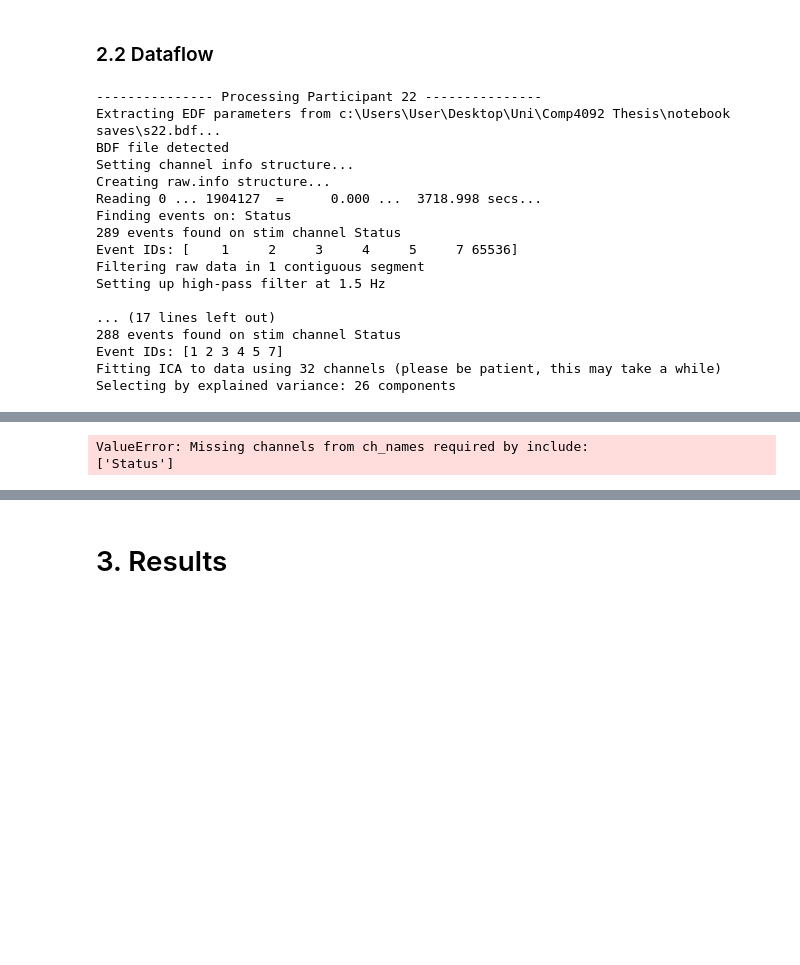
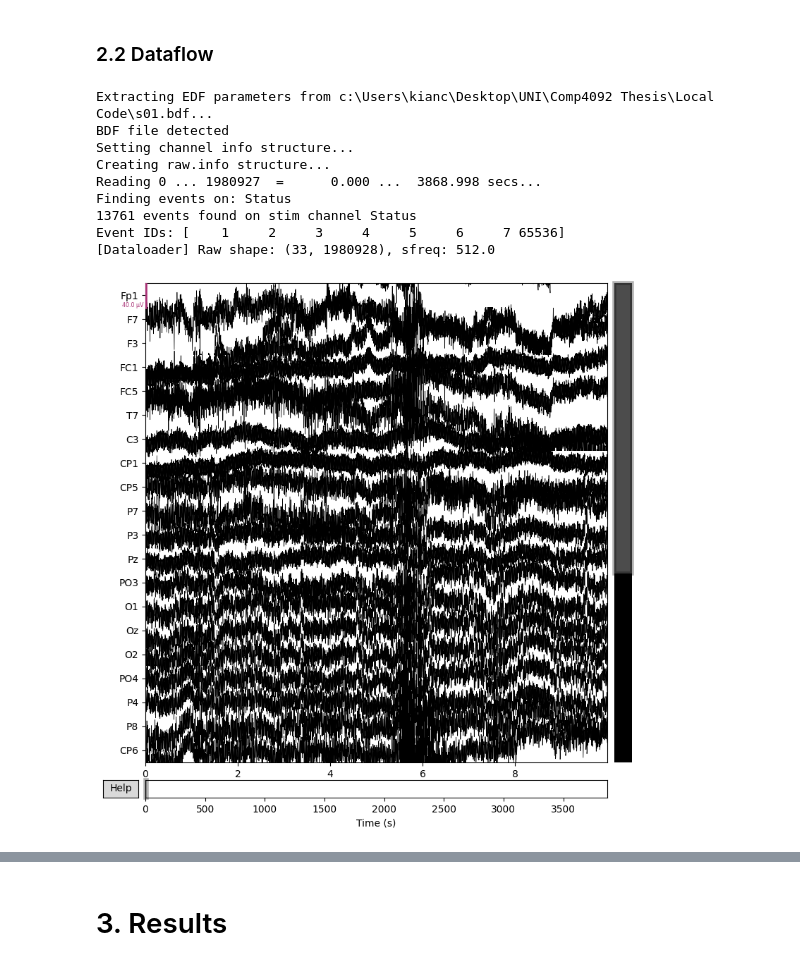
Before and after one commit to KayCeeGit/EEG-Pipeline, a Jupyter notebook: Versions/Thesis_Pipeline_Architecture.ipynb, the cells around one changed output, grey strips where cells are left out. Cells and saved outputs as stored; diff of their text form; code cells hidden in the pictures; blank space fills up the shorter version.

```diff
--- a/Versions/Thesis_Pipeline_Architecture.ipynb
+++ b/Versions/Thesis_Pipeline_Architecture.ipynb
@@ -273,9 +268,6 @@ class Segmentation:
 # %%
 class FeatureExtraction:
     def __init__(self):
-        """
-        Initialize the FeatureExtraction class using the predefined EEG frequency bands national library of medicine: https://www.ncbi.nlm.nih.gov/books/NBK539805/
-        """
         self.bands = {
             'delta': (0.5, 4),
             'theta': (4, 7),
@@ -286,9 +278,7 @@ class FeatureExtraction:
 
     def fftBandPowers(self, seg, samplingRate):
         """
-        performs Fast Fourier Transform (FFT) on a single EEG segment and computes the log-transformed band powers
-        returns:
-        (n_channels * n_bands,)
+        seg: (n_channels, n_samples) single window
         """
         yf = np.abs(rfft(seg, axis=-1)) ** 2
         xf = rfftfreq(seg.shape[-1], 1 / samplingRate)
@@ -302,11 +292,10 @@ class FeatureExtraction:
 
     def extract(self, segments, labels, samplingRate):
         """
-        Extracts features from all segments using FFT band powers.
-        returns:
         segments : (n_epochs, n_channels, n_samples)
         labels   : (n_epochs,)
         """
+
         X = [self.fftBandPowers(seg, samplingRate) for seg in segments]
         X = np.stack(X, axis=0)
         return X, labels
@@ -315,59 +304,62 @@ class FeatureExtraction:
 # %% [markdown]
 ### 2.1 Constructors
 # %%
-dataloader = Dataloader()
-preProcessor = Preprocessing(randSeed = RANDSEED, icaMethod = icaMethod)
-segmenter = Segmentation(windowSize=4.0, overlap=0.75)
-featureExtraction = FeatureExtraction()
+dl = Dataloader()
+preProcessor = Preprocessing(randSeed = RANDSEED, nComponents = 0.999, icaMethod = icaMethod)
+segmenter = Segmentation(window_size=4.0, overlap=0.75)
+fE = FeatureExtraction()
 # %% [markdown]
 ### 2.2 Dataflow
 # %%
 allX = []
 allYLabels = []
 participants  = []
 
-for i in tqdm(range(22, 33)):  # participants range
-  print(f"--------------- Processing Participant {i} ---------------")
+for i in tqdm(range(1, 3)):  # participants 1 to 22
   fileUpload = f"s{i:02d}.bdf"
-  raw, events = dataloader.getData(fileUpload)
+  raw, events = dl.getData(fileUpload) # events is shape (13761, 3), df is (1980928, 34)
 
-  labels = dataloader.getLabels(labelUpload.value, particpant = i) # labels are (particpant id, valence float score from 1 - 9) 40 values for 40 videos with DEAP
-
-  praw = preProcessor.preprocess(raw = raw,
+  print(f"[Dataloader] Raw shape: {raw.get_data().shape}, sfreq: {raw.info['sfreq']}")
+  labels = dl.getLabels(labelUpload.value, particpant = i) # labels are (particpant id, valence float score from 1 - 9) 40 values for 40 videos
+  raw.plot()
+  praw = preProcessor.preprocess(raw = raw,  #(495232, 33)
                                     downsampleTrue = downsampleOnOff.value,
                                     downsamplerate = downsampleDropdown.value,
                                     bandpassTrue = bandpassOnOff.value,
-                                    icaTrue = icaOnOff.value)
+                                    icaTrue = icaOnOff.value,
+                                    icaMethod = icaMethod,
+                                    fastICA = fastICA.value,
+                                    events = events)
+  praw.plot()
 
+  # epochs = segmenter.getEpochs(raw = praw, eventId= 4, labels = labels) #shape is like (num of epochs, channels, time sample for each channel)
   X_segments, y_segments = segmenter.getEpochs(
     raw=praw,
     events=events,
     eventId=4,
-    labels=labels['Valence'].to_numpy())
+    labels=labels['Valence'].to_numpy()
+  )
 
-  X, ylabels = featureExtraction.extract(
-    X_segments,
-    y_segments,
-    praw.info['sfreq'] )
+  # X, xTime, ylabels = fE.extract(segments = epochs, labels = labels['Valence'].to_numpy(), samplingRate = praw.info['sfreq'])
+  X, ylabels = fE.extract(X_segments, y_segments, praw.info['sfreq'])
 
   allX.append(X)
   allYLabels.append(ylabels)
   participants.extend([i] * len(ylabels))
+  print(f"Sanity Check: {X.shape}")
+
+for i, X in enumerate(allX):
+    print(f"[Concat Check] Participant {i}: {X.shape}")
+allX = np.vstack(allX)
+allYLabels = np.hstack(allYLabels)
 # %% [output]
---------------- Processing Participant 22 ---------------
-Extracting EDF parameters from c:\Users\User\Desktop\Uni\Comp4092 Thesis\notebook saves\s22.bdf...
+Extracting EDF parameters from c:\Users\kianc\Desktop\UNI\Comp4092 Thesis\Local Code\s01.bdf...
 BDF file detected
 Setting channel info structure...
 Creating raw.info structure...
-Reading 0 ... 1904127  =      0.000 ...  3718.998 secs...
+Reading 0 ... 1980927  =      0.000 ...  3868.998 secs...
 Finding events on: Status
-289 events found on stim channel Status
-Event IDs: [    1     2     3     4     5     7 65536]
-Filtering raw data in 1 contiguous segment
-Setting up high-pass filter at 1.5 Hz
-
-... (17 lines left out)
-288 events found on stim channel Status
-Event IDs: [1 2 3 4 5 7]
-Fitting ICA to data using 32 channels (please be patient, this may take a while)
-Selecting by explained variance: 26 components
+13761 events found on stim channel Status
+Event IDs: [    1     2     3     4     5     6     7 65536]
+[Dataloader] Raw shape: (33, 1980928), sfreq: 512.0
+[figure, added]
@@ -442,2 +383,0 @@ Reading 0 ... 2412543  =      0.000 ...  4711.998 secs...
-ValueError: Missing channels from ch_names required by include:
-['Status']
```
Also changed, not shown: parts of 22 cells of this notebook.
